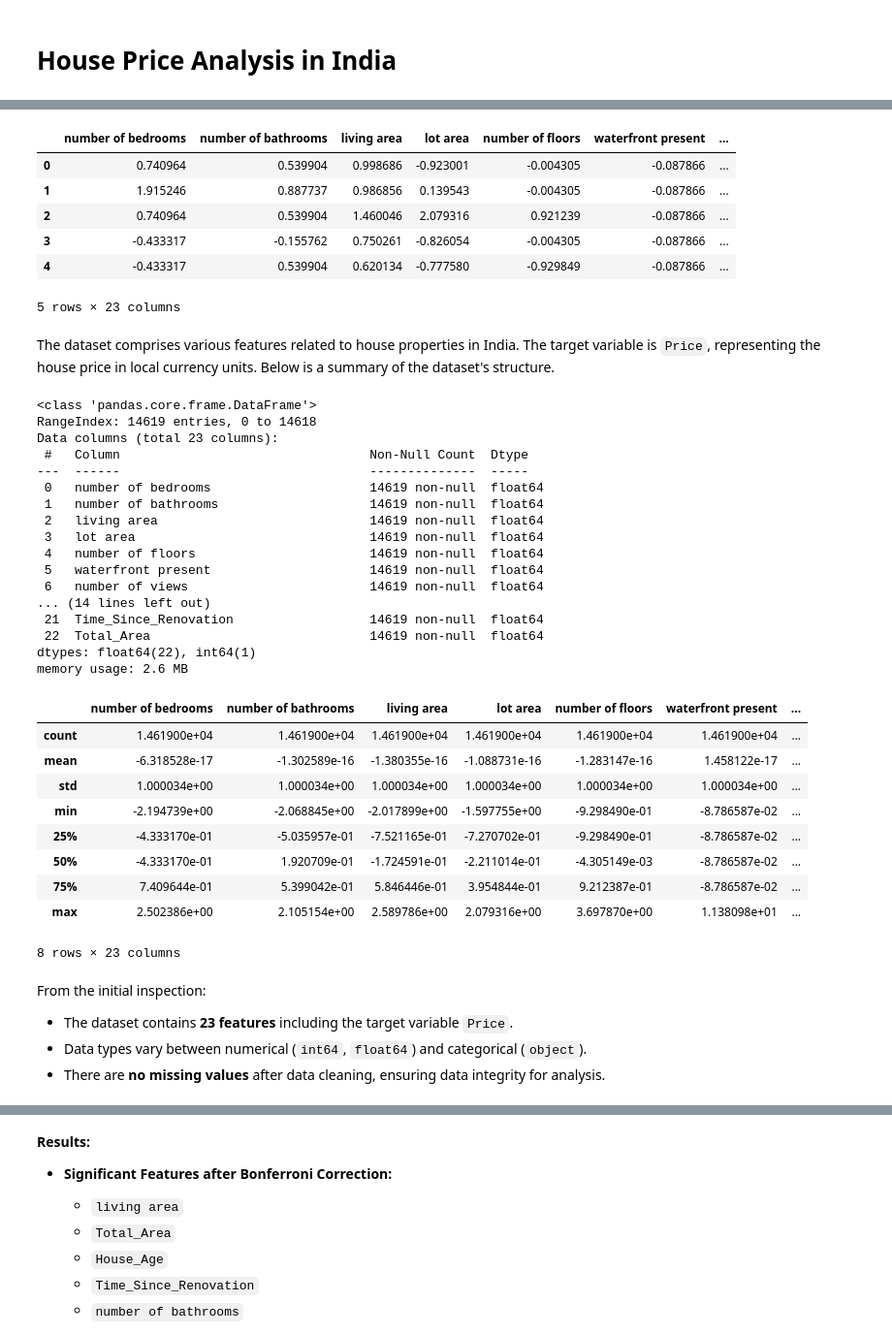
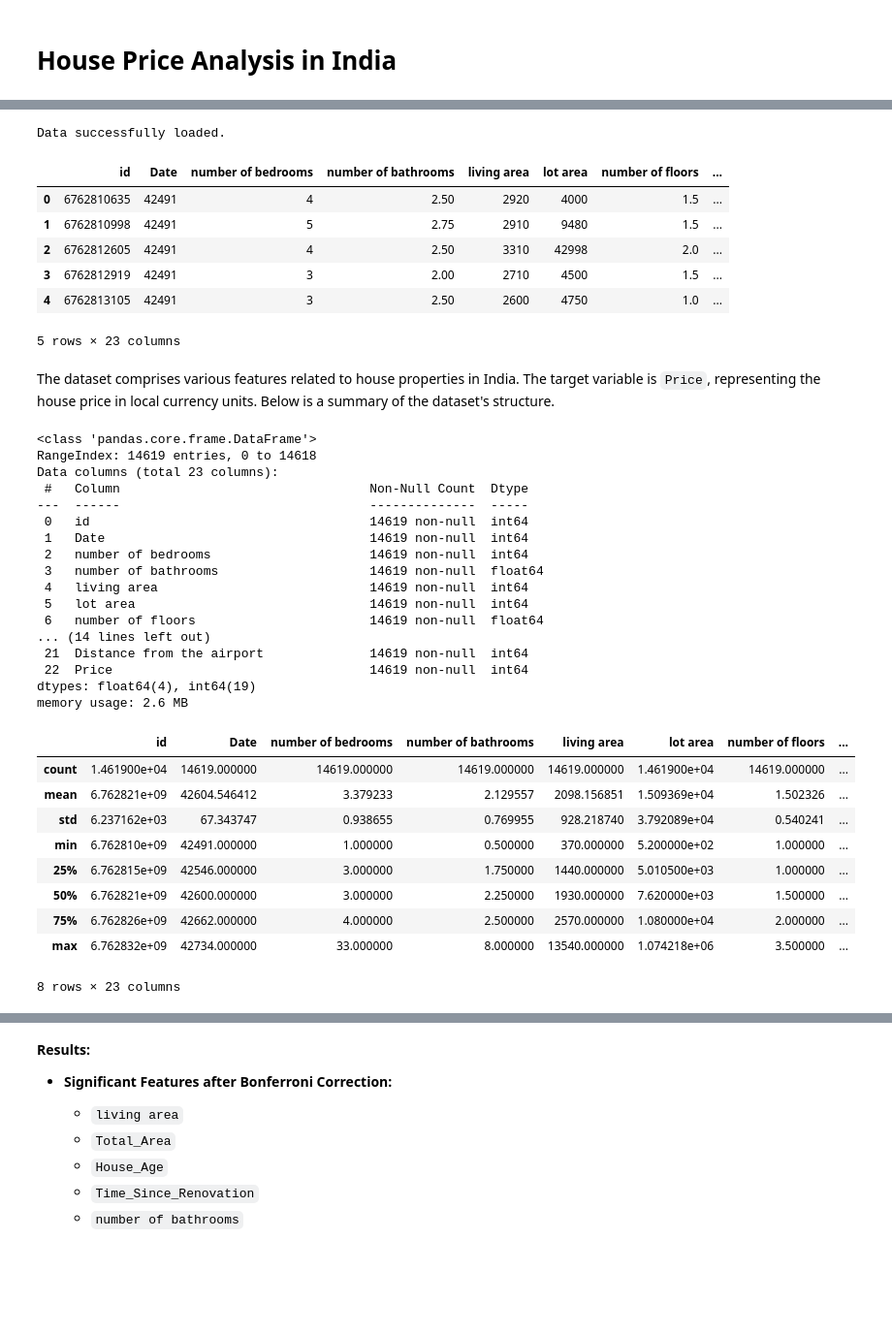
Before and after one commit to OriLipper/statistical-theory, a Jupyter notebook: notebooks/Statistical_Theory.ipynb, the cells around one changed output, grey strips where cells are left out. Shown at 97% size. Cells and saved outputs as stored; diff of their text form; code cells hidden in the pictures; blank space fills up the shorter version.

```diff
--- a/notebooks/Statistical_Theory.ipynb
+++ b/notebooks/Statistical_Theory.ipynb
@@ -41,29 +49,36 @@ Before diving into analysis, it's crucial to load the cleaned dataset and perfor
 # %%
 # Import necessary libraries
 import pandas as pd
 import matplotlib.pyplot as plt
 import seaborn as sns
 
-# Set plotting aesthetics
+# Configure plotting aesthetics for consistency and readability
 %matplotlib inline
 sns.set(style='whitegrid')
 
-# Define the path to the cleaned data
-clean_data_path = '../data/House Price India_clean.csv'
+# Define the path to the cleaned dataset
+clean_data_path = '../data/House Price India.csv'
 
 # Load the cleaned data into a DataFrame
-df = pd.read_csv(clean_data_path)
+try:
+    df = pd.read_csv(clean_data_path)
+    print("Data successfully loaded.")
+except FileNotFoundError:
+    print(f"File not found. Please check the path: {clean_data_path}")
+except Exception as e:
+    print(f"An error occurred while loading the data: {e}")
 
-# Display the first five rows of the DataFrame
+# Display the first five rows of the DataFrame to verify loading and inspect sample entries
 df.head()
 # %% [output]
+Data successfully loaded.
-|  | number of bedrooms | number of bathrooms | living area | lot area | number of floors | waterfront present | ... |
-| 0 | 0.740964 | 0.539904 | 0.998686 | -0.923001 | -0.004305 | -0.087866 | ... |
-| 1 | 1.915246 | 0.887737 | 0.986856 | 0.139543 | -0.004305 | -0.087866 | ... |
-| 2 | 0.740964 | 0.539904 | 1.460046 | 2.079316 | 0.921239 | -0.087866 | ... |
-| 3 | -0.433317 | -0.155762 | 0.750261 | -0.826054 | -0.004305 | -0.087866 | ... |
-| 4 | -0.433317 | 0.539904 | 0.620134 | -0.777580 | -0.929849 | -0.087866 | ... |
+|  | id | Date | number of bedrooms | number of bathrooms | living area | lot area | number of floors | ... |
+| 0 | 6762810635 | 42491 | 4 | 2.50 | 2920 | 4000 | 1.5 | ... |
+| 1 | 6762810998 | 42491 | 5 | 2.75 | 2910 | 9480 | 1.5 | ... |
+| 2 | 6762812605 | 42491 | 4 | 2.50 | 3310 | 42998 | 2.0 | ... |
+| 3 | 6762812919 | 42491 | 3 | 2.00 | 2710 | 4500 | 1.5 | ... |
+| 4 | 6762813105 | 42491 | 3 | 2.50 | 2600 | 4750 | 1.0 | ... |
-5 rows × 23 columns
+5 rows × 23 columns
 # %% [markdown]
 The dataset comprises various features related to house properties in India. The target variable is `Price`, representing the house price in local currency units. Below is a summary of the dataset's structure.
 # %%
@@ -75,34 +90,29 @@ RangeIndex: 14619 entries, 0 to 14618
 Data columns (total 23 columns):
  #   Column                                 Non-Null Count  Dtype
 ---  ------                                 --------------  -----
- 0   number of bedrooms                     14619 non-null  float64
- 1   number of bathrooms                    14619 non-null  float64
- 2   living area                            14619 non-null  float64
- 3   lot area                               14619 non-null  float64
- 4   number of floors                       14619 non-null  float64
- 5   waterfront present                     14619 non-null  float64
- 6   number of views                        14619 non-null  float64
+ 0   id                                     14619 non-null  int64
+ 1   Date                                   14619 non-null  int64
+ 2   number of bedrooms                     14619 non-null  int64
+ 3   number of bathrooms                    14619 non-null  float64
+ 4   living area                            14619 non-null  int64
+ 5   lot area                               14619 non-null  int64
+ 6   number of floors                       14619 non-null  float64
 ... (14 lines left out)
- 21  Time_Since_Renovation                  14619 non-null  float64
- 22  Total_Area                             14619 non-null  float64
-dtypes: float64(22), int64(1)
+ 21  Distance from the airport              14619 non-null  int64
+ 22  Price                                  14619 non-null  int64
+dtypes: float64(4), int64(19)
 memory usage: 2.6 MB
 # %%
 # Summary statistics
 df.describe()
 # %% [output]
-|  | number of bedrooms | number of bathrooms | living area | lot area | number of floors | waterfront present | ... |
-| count | 1.461900e+04 | 1.461900e+04 | 1.461900e+04 | 1.461900e+04 | 1.461900e+04 | 1.461900e+04 | ... |
-| mean | -6.318528e-17 | -1.302589e-16 | -1.380355e-16 | -1.088731e-16 | -1.283147e-16 | 1.458122e-17 | ... |
-| std | 1.000034e+00 | 1.000034e+00 | 1.000034e+00 | 1.000034e+00 | 1.000034e+00 | 1.000034e+00 | ... |
-| min | -2.194739e+00 | -2.068845e+00 | -2.017899e+00 | -1.597755e+00 | -9.298490e-01 | -8.786587e-02 | ... |
-| 25% | -4.333170e-01 | -5.035957e-01 | -7.521165e-01 | -7.270702e-01 | -9.298490e-01 | -8.786587e-02 | ... |
-| 50% | -4.333170e-01 | 1.920709e-01 | -1.724591e-01 | -2.211014e-01 | -4.305149e-03 | -8.786587e-02 | ... |
-| 75% | 7.409644e-01 | 5.399042e-01 | 5.846446e-01 | 3.954844e-01 | 9.212387e-01 | -8.786587e-02 | ... |
-| max | 2.502386e+00 | 2.105154e+00 | 2.589786e+00 | 2.079316e+00 | 3.697870e+00 | 1.138098e+01 | ... |
+|  | id | Date | number of bedrooms | number of bathrooms | living area | lot area | number of floors | ... |
+| count | 1.461900e+04 | 14619.000000 | 14619.000000 | 14619.000000 | 14619.000000 | 1.461900e+04 | 14619.000000 | ... |
+| mean | 6.762821e+09 | 42604.546412 | 3.379233 | 2.129557 | 2098.156851 | 1.509369e+04 | 1.502326 | ... |
+| std | 6.237162e+03 | 67.343747 | 0.938655 | 0.769955 | 928.218740 | 3.792089e+04 | 0.540241 | ... |
+| min | 6.762810e+09 | 42491.000000 | 1.000000 | 0.500000 | 370.000000 | 5.200000e+02 | 1.000000 | ... |
+| 25% | 6.762815e+09 | 42546.000000 | 3.000000 | 1.750000 | 1440.000000 | 5.010500e+03 | 1.000000 | ... |
+| 50% | 6.762821e+09 | 42600.000000 | 3.000000 | 2.250000 | 1930.000000 | 7.620000e+03 | 1.500000 | ... |
+| 75% | 6.762826e+09 | 42662.000000 | 4.000000 | 2.500000 | 2570.000000 | 1.080000e+04 | 2.000000 | ... |
+| max | 6.762832e+09 | 42734.000000 | 33.000000 | 8.000000 | 13540.000000 | 1.074218e+06 | 3.500000 | ... |
 8 rows × 23 columns
-# %% [markdown]
-From the initial inspection:
-- The dataset contains **23 features** including the target variable `Price`.
-- Data types vary between numerical (`int64`, `float64`) and categorical (`object`).
-- There are **no missing values** after data cleaning, ensuring data integrity for analysis.
```
Also changed, not shown: parts of 115 cells of this notebook, 14 other files.
